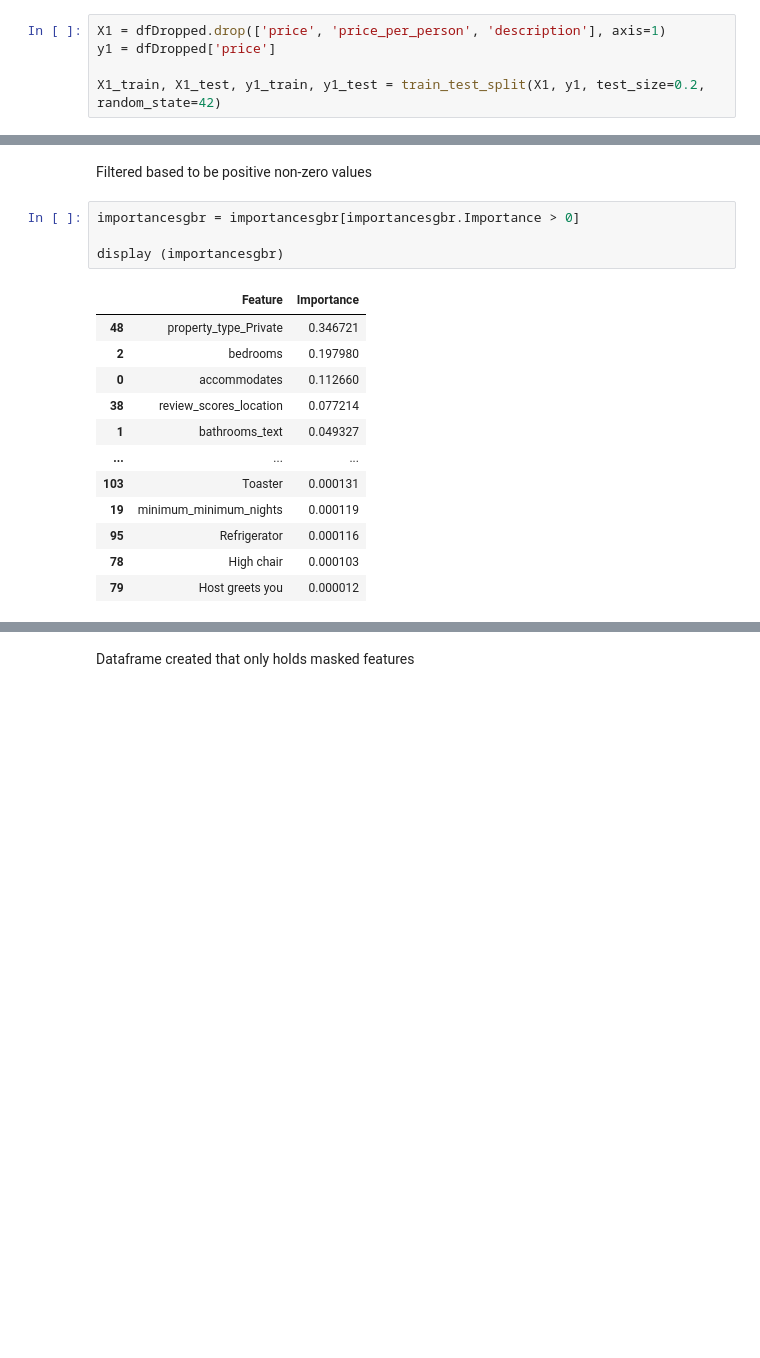
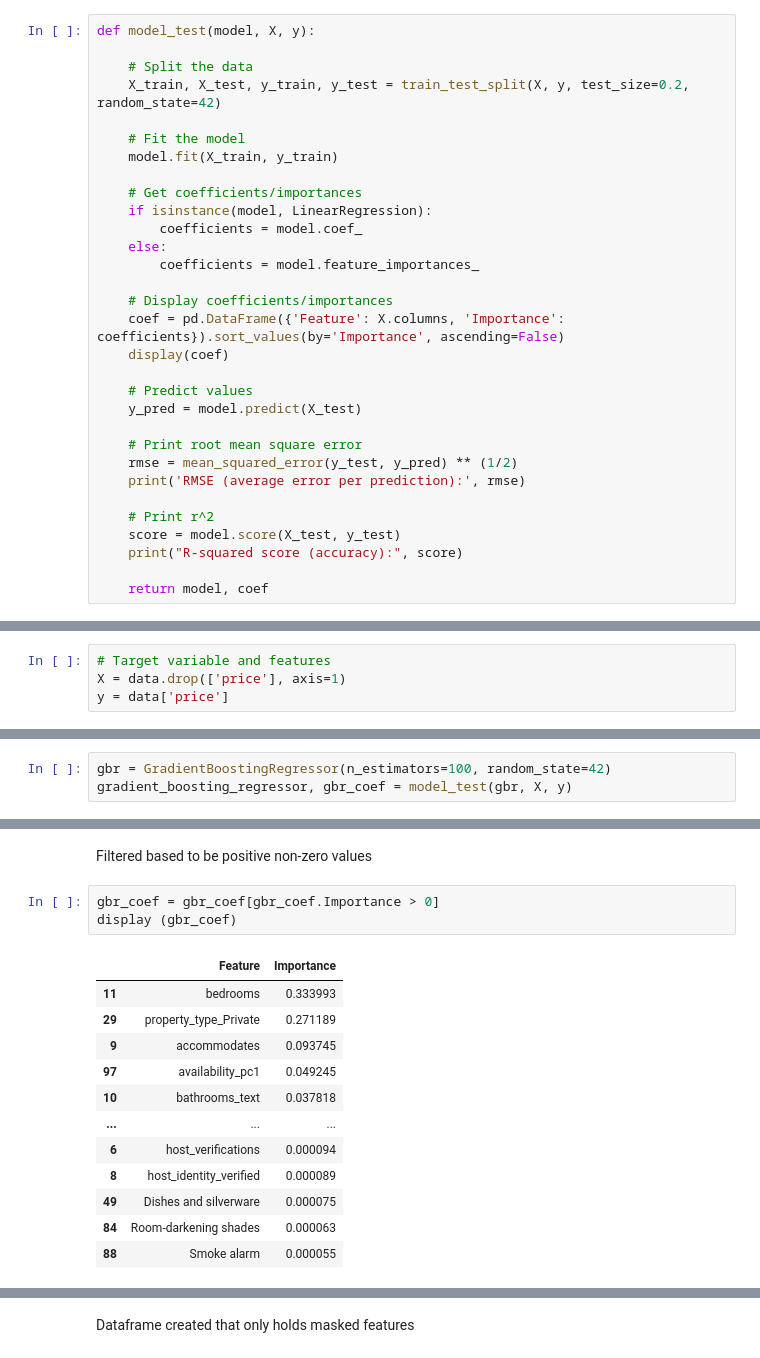
Before and after one commit to DugaldMacintyre/Airbnb-Prices-in-Edinburgh, a Jupyter notebook: models.ipynb, the cells around one changed output, grey strips where cells are left out. Drawn from its saved outputs; the diff is of its cells as text; blank space fills up the shorter version.

```diff
--- a/models.ipynb
+++ b/models.ipynb
@@ -365,5 +421,31 @@ data
 # %%
-X1 = dfDropped.drop(['price', 'price_per_person', 'description'], axis=1)
-y1 = dfDropped['price']
+def model_test(model, X, y):
 
-X1_train, X1_test, y1_train, y1_test = train_test_split(X1, y1, test_size=0.2, random_state=42)
+    # Split the data
+    X_train, X_test, y_train, y_test = train_test_split(X, y, test_size=0.2, random_state=42)
+
+    # Fit the model
+    model.fit(X_train, y_train)
+
+    # Get coefficients/importances
+    if isinstance(model, LinearRegression):
+        coefficients = model.coef_
+    else:
+        coefficients = model.feature_importances_
+
+    # Display coefficients/importances
+    coef = pd.DataFrame({'Feature': X.columns, 'Importance': coefficients}).sort_values(by='Importance', ascending=False)
+    display(coef)
+
+    # Predict values
+    y_pred = model.predict(X_test)
+
+    # Print root mean square error
+    rmse = mean_squared_error(y_test, y_pred) ** (1/2)
+    print('RMSE (average error per prediction):', rmse)
+
+    # Print r^2
+    score = model.score(X_test, y_test)
+    print("R-squared score (accuracy):", score)
+
+    return model, coef
@@ -413,0 +452,4 @@ R-squared score (accuracy): 0.6541936756995119
+# %%
+# Target variable and features
+X = data.drop(['price'], axis=1)
+y = data['price']
@@ -540,0 +531,3 @@ R-squared score (accuracy): 0.6835389863609255
+# %%
+gbr = GradientBoostingRegressor(n_estimators=100, random_state=42)
+gradient_boosting_regressor, gbr_coef = model_test(gbr, X, y)
@@ -643,19 +593,18 @@ display (importancesgbr)
 # %% [markdown]
 <p>Filtered based to be positive non-zero values</p>
 # %%
-importancesgbr = importancesgbr[importancesgbr.Importance > 0]
-
-display (importancesgbr)
+gbr_coef = gbr_coef[gbr_coef.Importance > 0]
+display (gbr_coef)
 # %% [output]
 |  | Feature | Importance |
-| 48 | property_type_Private | 0.346721 |
-| 2 | bedrooms | 0.197980 |
-| 0 | accommodates | 0.112660 |
-| 38 | review_scores_location | 0.077214 |
-| 1 | bathrooms_text | 0.049327 |
+| 11 | bedrooms | 0.333993 |
+| 29 | property_type_Private | 0.271189 |
+| 9 | accommodates | 0.093745 |
+| 97 | availability_pc1 | 0.049245 |
+| 10 | bathrooms_text | 0.037818 |
 | ... | ... | ... |
-| 103 | Toaster | 0.000131 |
-| 19 | minimum_minimum_nights | 0.000119 |
-| 95 | Refrigerator | 0.000116 |
-| 78 | High chair | 0.000103 |
-| 79 | Host greets you | 0.000012 |
+| 6 | host_verifications | 0.000094 |
+| 8 | host_identity_verified | 0.000089 |
+| 49 | Dishes and silverware | 0.000075 |
+| 84 | Room-darkening shades | 0.000063 |
+| 88 | Smoke alarm | 0.000055 |
```
Also changed, not shown: parts of 128 cells of this notebook.
